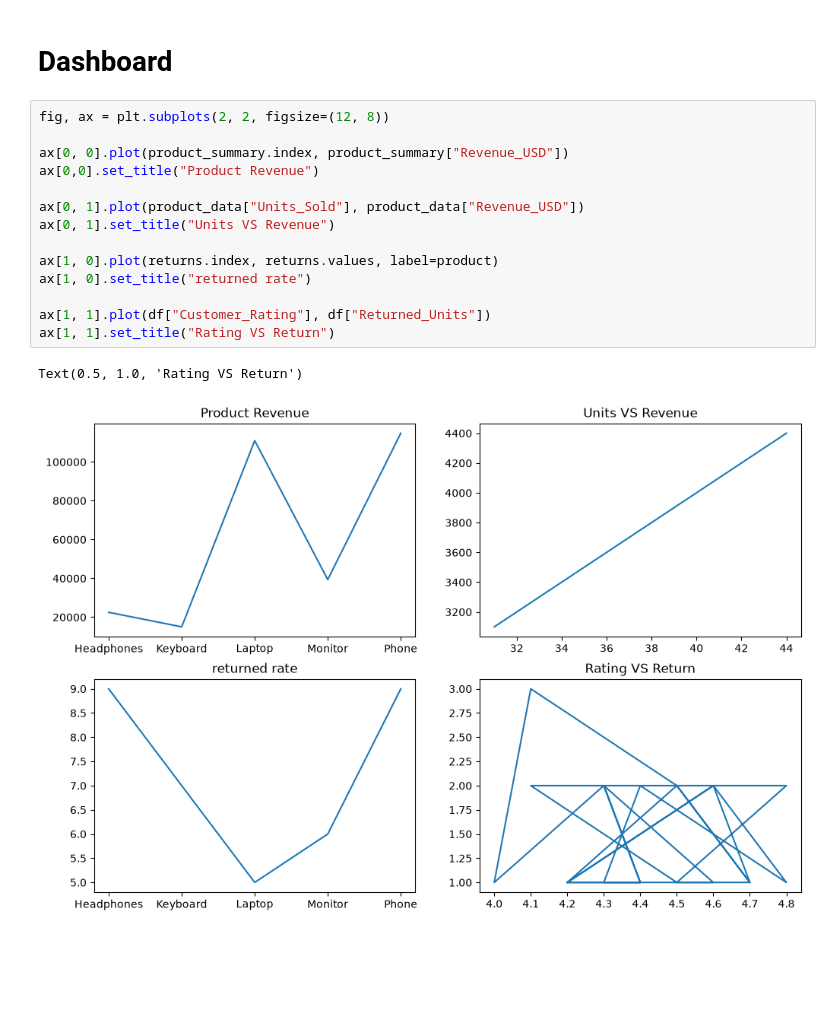
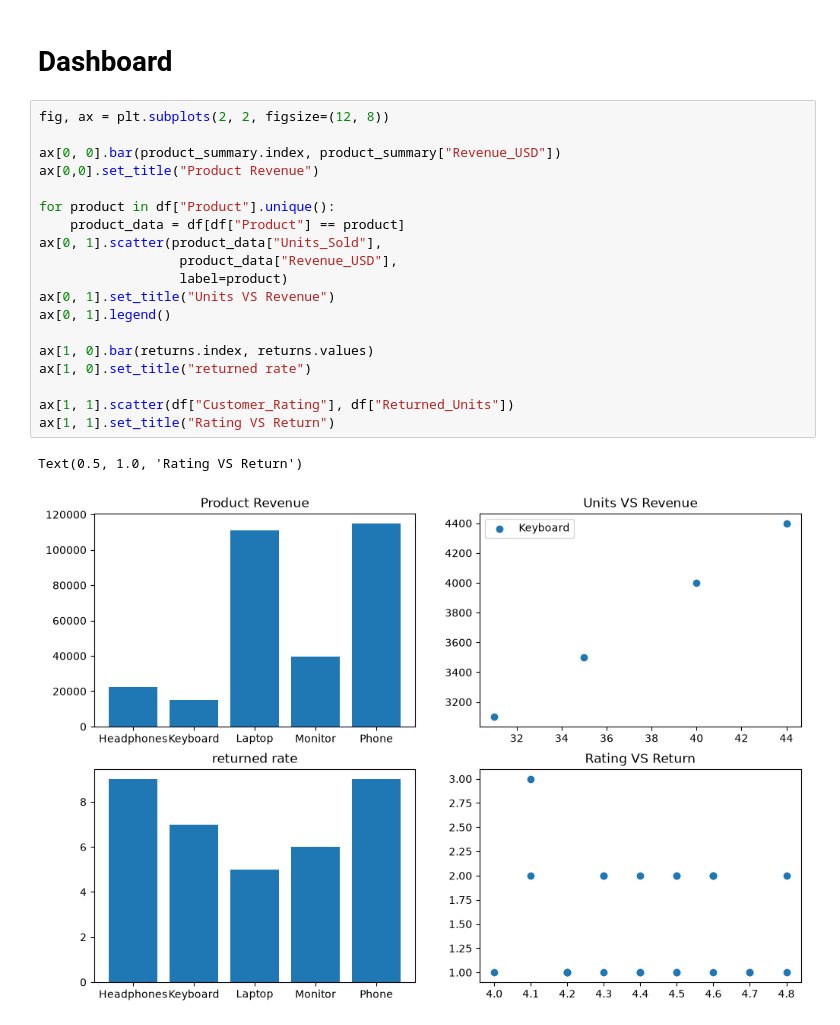
Before and after one commit to Abdurrahman-byte/Matplotlib_project, a Jupyter notebook: final-project-3.ipynb, the cells around one changed output. Saved outputs shown, nothing was run; the diff lists cells and outputs as text; blank space fills up the shorter version.

```diff
--- a/final-project-3.ipynb
+++ b/final-project-3.ipynb
@@ -100,17 +100,22 @@ plt.show()
 # %%
 fig, ax = plt.subplots(2, 2, figsize=(12, 8))
 
-ax[0, 0].plot(product_summary.index, product_summary["Revenue_USD"])
+ax[0, 0].bar(product_summary.index, product_summary["Revenue_USD"])
 ax[0,0].set_title("Product Revenue")
 
-ax[0, 1].plot(product_data["Units_Sold"], product_data["Revenue_USD"])
+for product in df["Product"].unique():
+    product_data = df[df["Product"] == product]
+ax[0, 1].scatter(product_data["Units_Sold"],
+                  product_data["Revenue_USD"],
+                  label=product)
 ax[0, 1].set_title("Units VS Revenue")
+ax[0, 1].legend()
 
-ax[1, 0].plot(returns.index, returns.values, label=product)
+ax[1, 0].bar(returns.index, returns.values)
 ax[1, 0].set_title("returned rate")
 
-ax[1, 1].plot(df["Customer_Rating"], df["Returned_Units"])
+ax[1, 1].scatter(df["Customer_Rating"], df["Returned_Units"])
 ax[1, 1].set_title("Rating VS Return")
 # %% [output]
 Text(0.5, 1.0, 'Rating VS Return')
-[figure, old version]
+[figure, new version]
```
